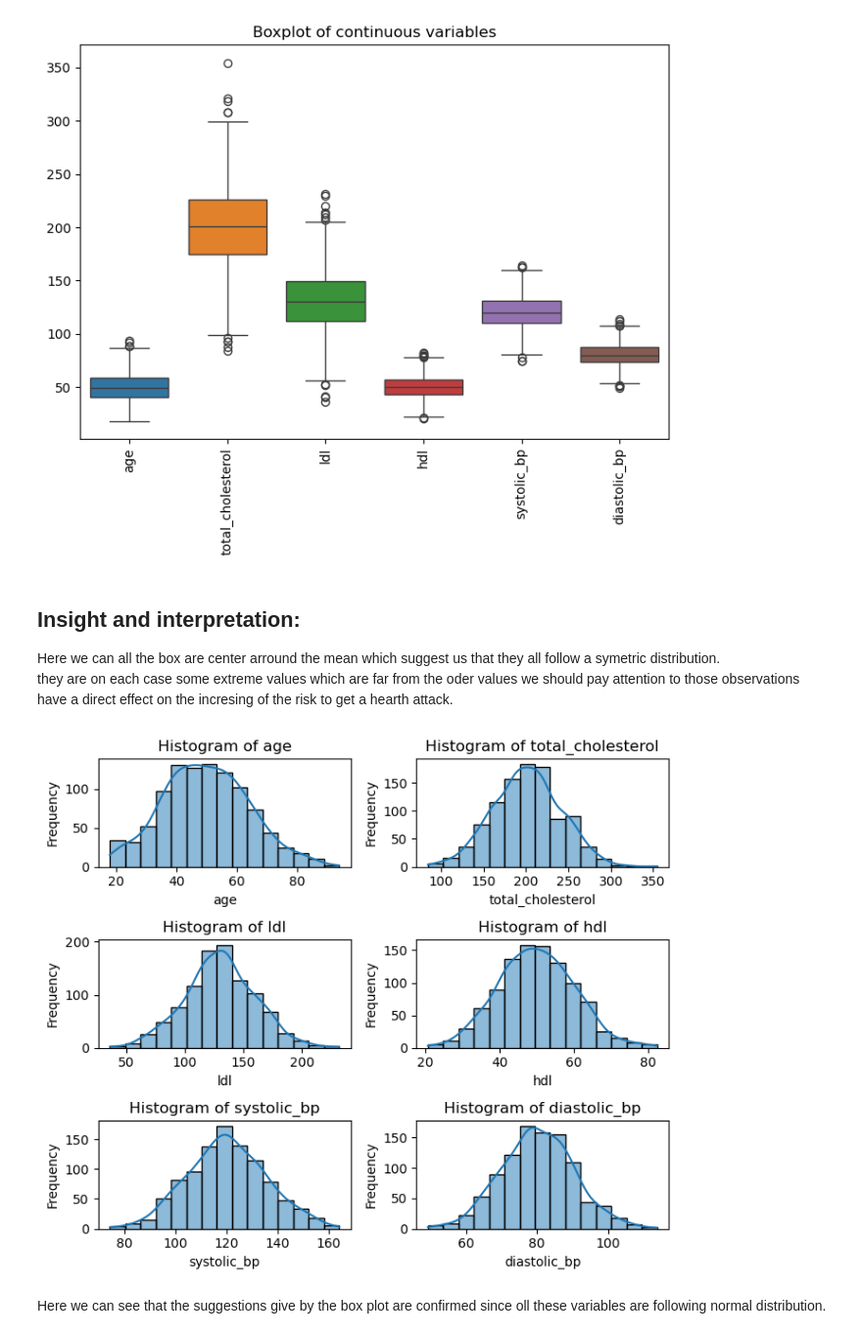
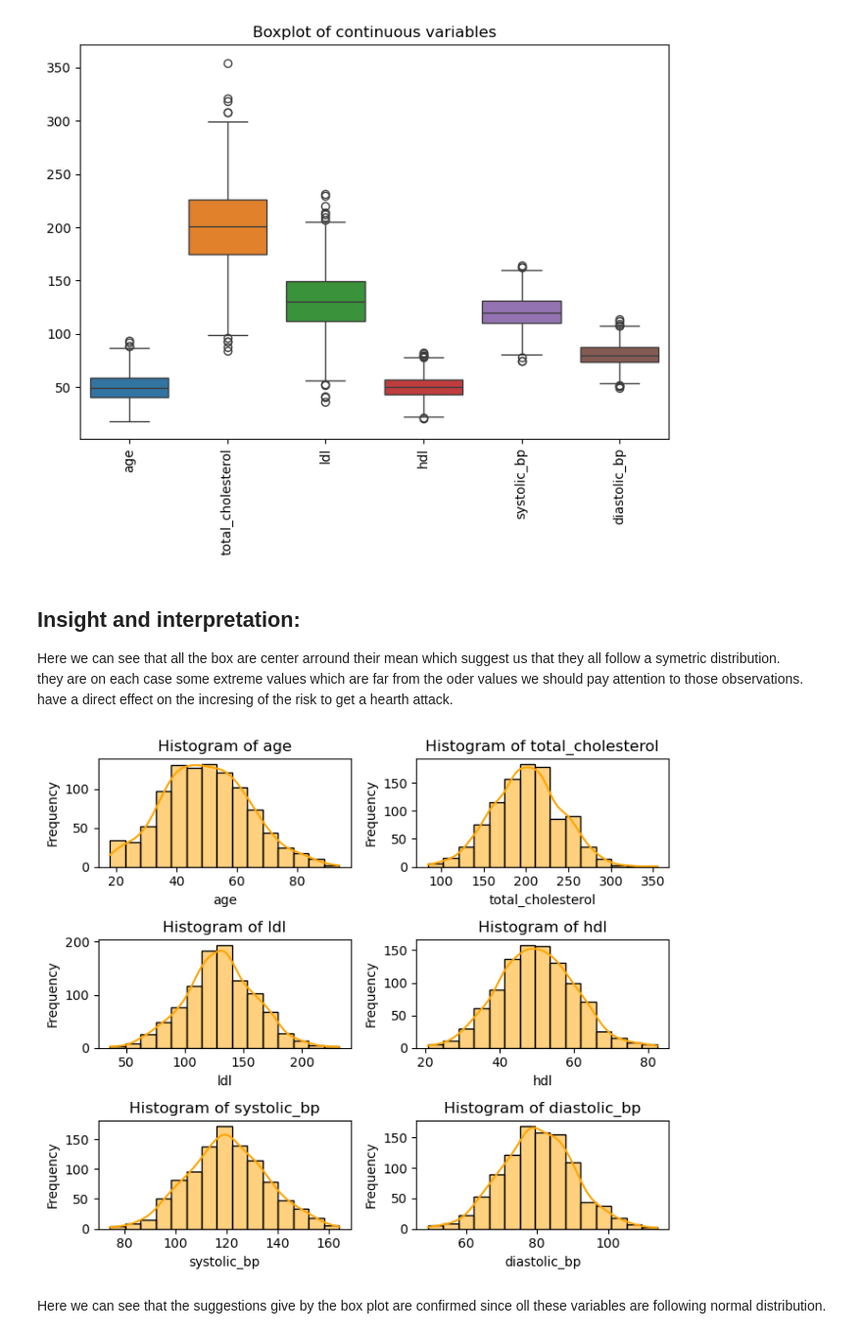
Before and after one commit to stephTchembeu/Heart_Attack_Risk_Assessment, a Jupyter notebook: script/hear_attack_analysis.ipynb, the cells around one changed output. Shown at 98% size. Cells and saved outputs as stored; diff of their text form; code cells hidden in the pictures.

```diff
--- a/script/hear_attack_analysis.ipynb
+++ b/script/hear_attack_analysis.ipynb
@@ -112,26 +114,26 @@ plt.show()
 # %% [markdown]
 ## Insight and interpretation:
 
-Here we can all the box are center arround the mean which suggest us that they all follow a symetric distribution.<br>
-they are on each case some extreme values which are far from the oder values we should pay attention to those observations<br>
+Here we can see that all the box are center arround their mean which suggest us that they all follow a symetric distribution.<br>
+they are on each case some extreme values which are far from the oder values we should pay attention to those observations.<br>
 have a direct effect on the incresing of the risk to get a hearth attack.
 # %%
 # What about the distribution of the variable in our dataset
 # Histogramme of the continuous variables.
 plt.figure(figsize=(7, 6))
 # Loop through each continuous variable to plot their histogram
 for i, col in enumerate(continuous_variable.columns, 1):
     plt.subplot(3, 2, i)  # Adjust the number of rows and columns for subplots
-    sns.histplot(continuous_variable[col], bins=15, kde=True)  # Plot histogram with KDE
+    sns.histplot(continuous_variable[col], bins=15, kde=True,color="orange")  # Plot histogram with KDE
     plt.title(f'Histogram of {col}')
     plt.xlabel(col)
     plt.ylabel('Frequency')
 # Adjust layout
 plt.tight_layout()
 # Show the plot
 plt.show()
 # %% [output]
-[figure, old version]
+[figure, new version]
 # %% [markdown]
 Here we can see that the suggestions give by the box plot are confirmed since oll these variables are following normal distribution.
 # %%
```
Also changed, not shown: parts of 21 cells of this notebook, 1 other file.
